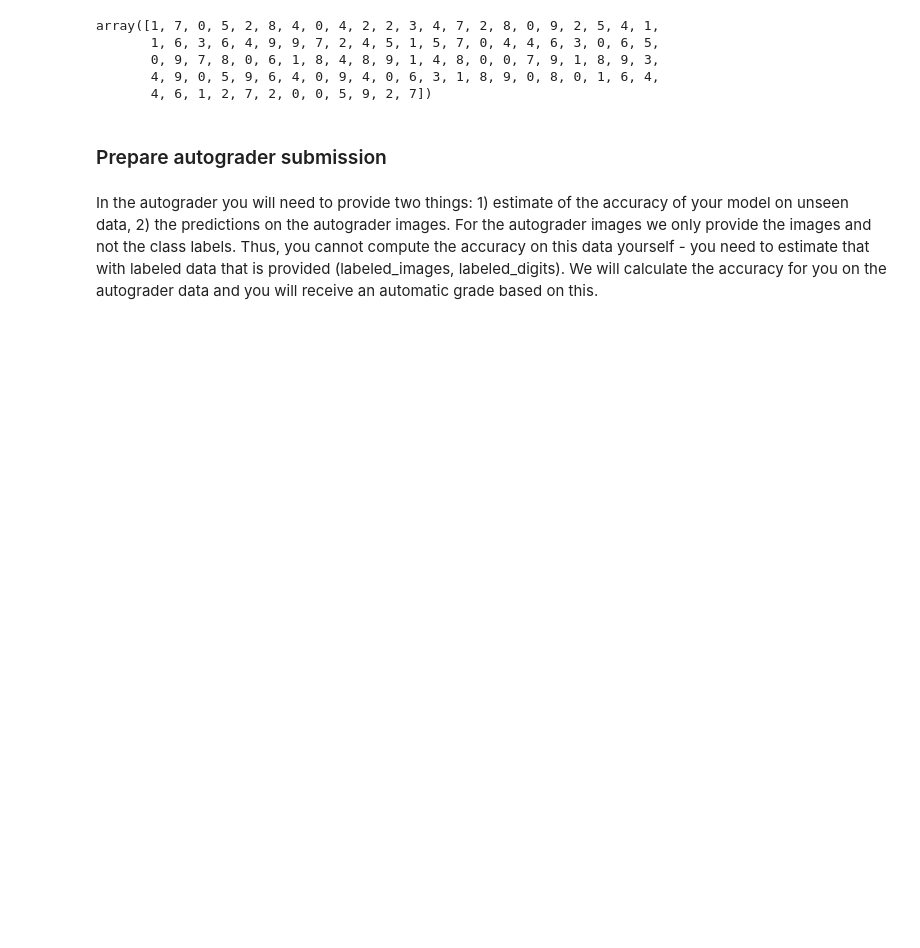
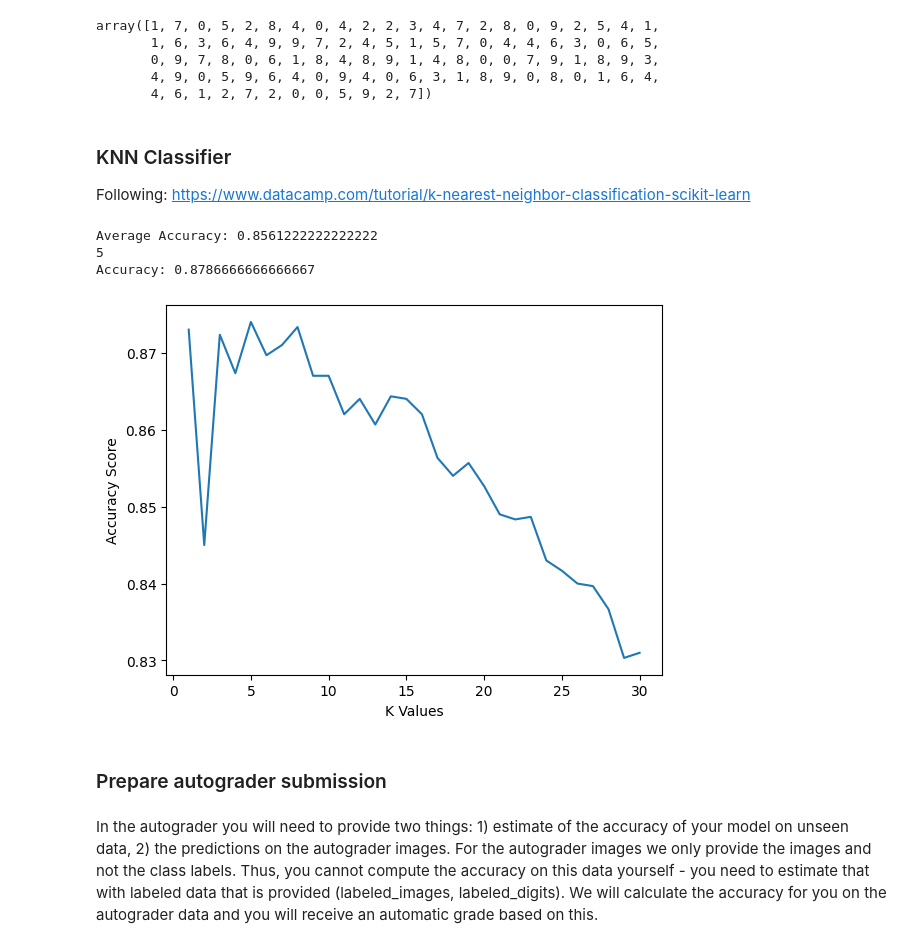
Before and after one commit to selinceydeli/Digit_Classification_Machine_Learning_Project, a Jupyter notebook: Digit_Classification_Code.ipynb, the cells around one changed output. Cells and saved outputs as stored; diff of their text form; code cells hidden in the pictures; blank space fills up the shorter version.

```diff
--- a/Digit_Classification_Code.ipynb
+++ b/Digit_Classification_Code.ipynb
@@ -45,6 +46,54 @@ array([1, 7, 0, 5, 2, 8, 4, 0, 4, 2, 2, 3, 4, 7, 2, 8, 0, 9, 2, 5, 4, 1,
        0, 9, 7, 8, 0, 6, 1, 8, 4, 8, 9, 1, 4, 8, 0, 0, 7, 9, 1, 8, 9, 3,
        4, 9, 0, 5, 9, 6, 4, 0, 9, 4, 0, 6, 3, 1, 8, 9, 0, 8, 0, 1, 6, 4,
        4, 6, 1, 2, 7, 2, 0, 0, 5, 9, 2, 7])
+# %% [markdown]
+### KNN Classifier
+Following: https://www.datacamp.com/tutorial/k-nearest-neighbor-classification-scikit-learn
+# %%
+import statistics
+from sklearn.metrics import accuracy_score
+from sklearn.preprocessing import StandardScaler
+from sklearn.model_selection import train_test_split, cross_val_score
+
+X = labeled_images.reshape(labeled_images.shape[0], -1)
+y = labeled_digits
+# train 80% test 20%
+X_train, X_test, y_train, y_test = train_test_split(X, y, test_size=0.2, random_state=4)
+
+# Scale the features using StandardScaler
+scaler = StandardScaler()
+X_train = scaler.fit_transform(X_train)
+X_test = scaler.transform(X_test)
+
+k_values = [i for i in range(1, 31)]
+scores = []
+for k in k_values:
+    knn = KNeighborsClassifier(n_neighbors=k)
+    score = cross_val_score(knn, X_train, y_train, cv=5)
+    scores.append(np.mean(score))
+
+# see relation between k values and accuracy
+plt.plot(k_values, scores)
+plt.xlabel("K Values")
+plt.ylabel("Accuracy Score")
+print("Average Accuracy:", statistics.mean(scores))
+
+# choose the k value that maximizes accuracy
+best_index = np.argmax(scores)
+best_k = k_values[best_index]
+print(best_k)
+
+knn_clf = KNeighborsClassifier(n_neighbors=best_k)
+knn_clf.fit(X_train, y_train)
+y_pred = knn_clf.predict(X_test)
+accuracy = accuracy_score(y_test, y_pred)
+print("Accuracy:", accuracy)
+# k=5 -> accuracy 0.8786666666666667
+# %% [output]
+Average Accuracy: 0.8561222222222222
+5
+Accuracy: 0.8786666666666667
+[figure, added]
 # %% [markdown]
 ### Prepare autograder submission
 # %% [markdown]
```
Also changed, not shown: parts of 3 cells of this notebook, 1 other file.
